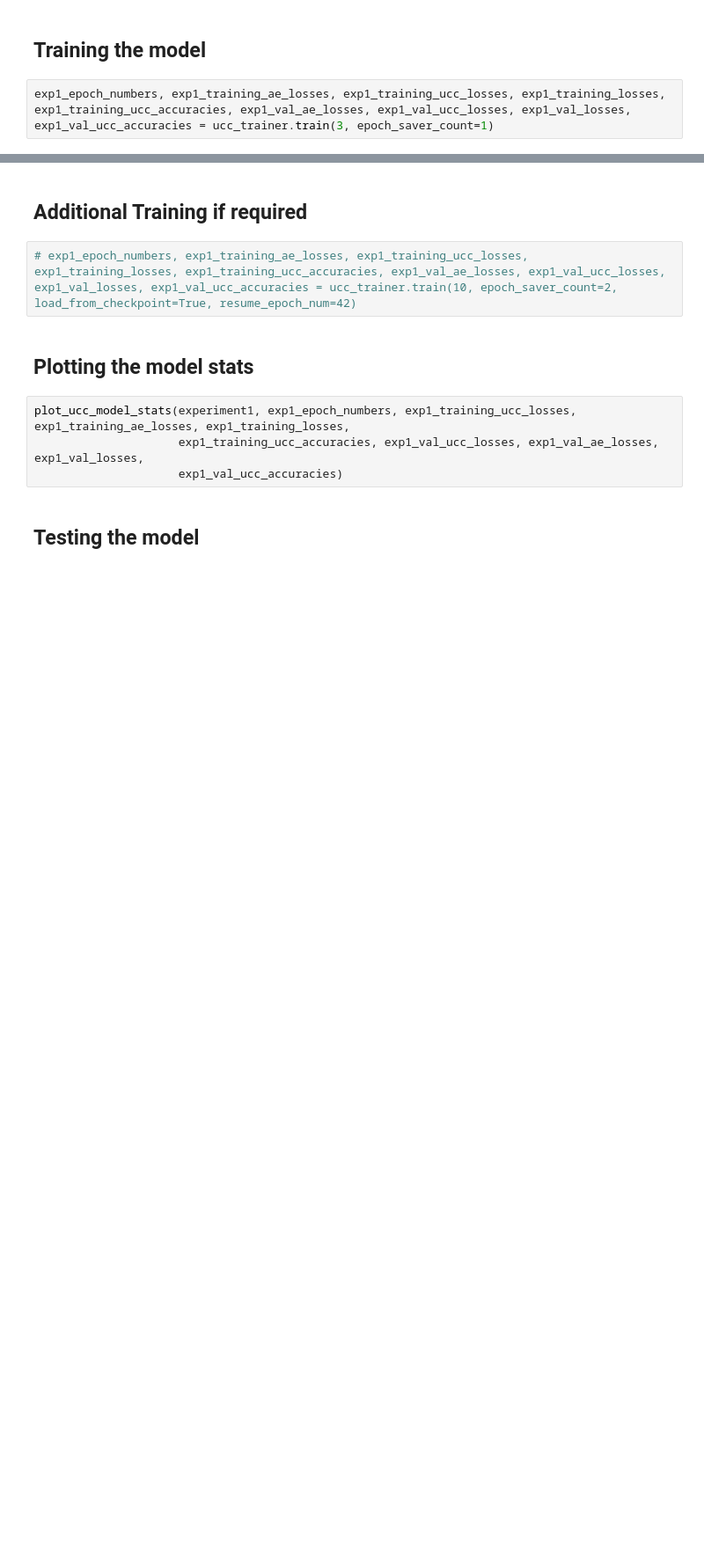
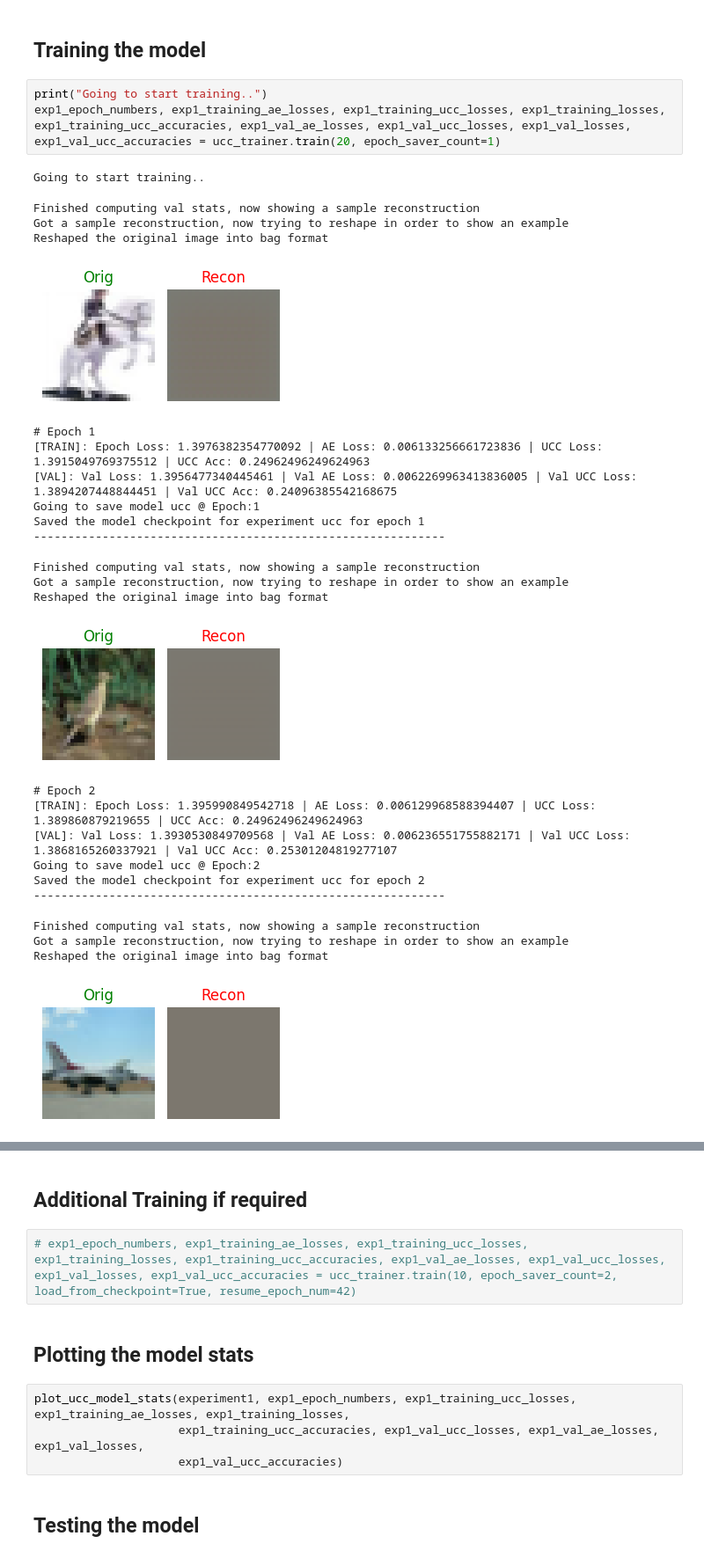
Before and after one commit to ParasharaRamesh/NUS-CS5242-Neural-Networks-and-Deep-Learning, a Jupyter notebook: Assignment 3 (CIFAR Clustering)/E1216292_ParasharaRamesh/code/main.ipynb, the cells around one changed output, grey strips where cells are left out. Shown: that part at 88% size. Cells and saved outputs as stored; diff of their text form; blank space fills up the shorter version.

Commit message:
tried something on colab but just pathetic results... need to increase the model complexity and try more stuff

```diff
--- a/Assignment 3 (CIFAR Clustering)/E1216292_ParasharaRamesh/code/main.ipynb
+++ b/Assignment 3 (CIFAR Clustering)/E1216292_ParasharaRamesh/code/main.ipynb
@@ -1322,4 +1392,31 @@ ucc_trainer = UCCTrainer(experiment1, autoencoder_ucc_model, ucc_predictor_model
 # %% [markdown]
 ## Training the model
 # %%
-exp1_epoch_numbers, exp1_training_ae_losses, exp1_training_ucc_losses, exp1_training_losses, exp1_training_ucc_accuracies, exp1_val_ae_losses, exp1_val_ucc_losses, exp1_val_losses, exp1_val_ucc_accuracies = ucc_trainer.train(3, epoch_saver_count=1)
+print("Going to start training..")
+exp1_epoch_numbers, exp1_training_ae_losses, exp1_training_ucc_losses, exp1_training_losses, exp1_training_ucc_accuracies, exp1_val_ae_losses, exp1_val_ucc_losses, exp1_val_losses, exp1_val_ucc_accuracies = ucc_trainer.train(20, epoch_saver_count=1)
+# %% [output]
+Going to start training..
+Finished computing val stats, now showing a sample reconstruction
+Got a sample reconstruction, now trying to reshape in order to show an example
+Reshaped the original image into bag format
+[figure, added]
+# Epoch 1
+[TRAIN]: Epoch Loss: 1.3976382354770092 | AE Loss: 0.006133256661723836 | UCC Loss: 1.3915049769375512 | UCC Acc: 0.24962496249624963
+[VAL]: Val Loss: 1.3956477340445461 | Val AE Loss: 0.0062269963413836005 | Val UCC Loss: 1.3894207448844451 | Val UCC Acc: 0.24096385542168675
+Going to save model ucc @ Epoch:1
+Saved the model checkpoint for experiment ucc for epoch 1
+------------------------------------------------------------
+Finished computing val stats, now showing a sample reconstruction
+Got a sample reconstruction, now trying to reshape in order to show an example
+Reshaped the original image into bag format
+[figure, added]
+# Epoch 2
+[TRAIN]: Epoch Loss: 1.395990849542718 | AE Loss: 0.006129968588394407 | UCC Loss: 1.389860879219655 | UCC Acc: 0.24962496249624963
+[VAL]: Val Loss: 1.3930530849709568 | Val AE Loss: 0.006236551755882171 | Val UCC Loss: 1.3868165260337921 | Val UCC Acc: 0.25301204819277107
+Going to save model ucc @ Epoch:2
+Saved the model checkpoint for experiment ucc for epoch 2
+------------------------------------------------------------
+Finished computing val stats, now showing a sample reconstruction
+Got a sample reconstruction, now trying to reshape in order to show an example
+Reshaped the original image into bag format
+[figure, added]
```
Also changed, not shown: parts of 14 cells of this notebook.
